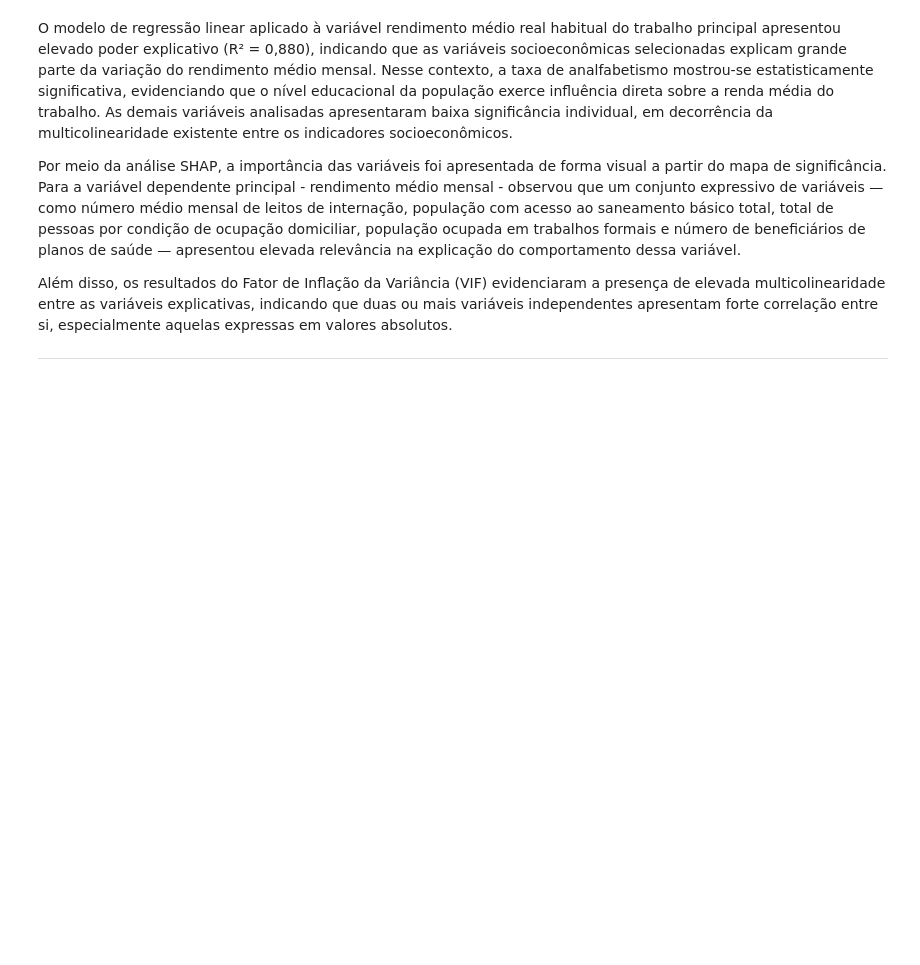
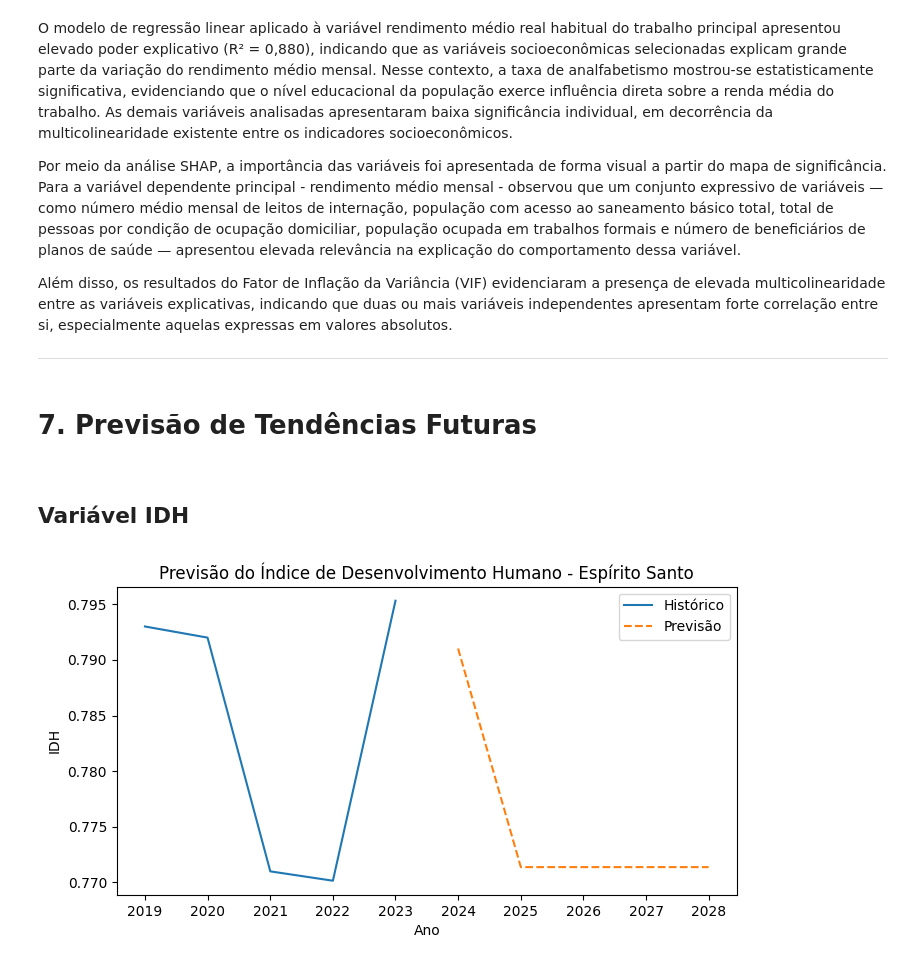
Before and after one commit to rafaella-moreira/DesafioII-ZettaLab, a Jupyter notebook: notebooks/analisedados.ipynb, the cells around one changed output. Saved outputs shown, nothing was run; the diff lists cells and outputs as text; code cells hidden in the pictures; blank space fills up the shorter version.

Commit message:
Adição do Índice 'Previsão de Tendências Futuras'

```diff
--- a/notebooks/analisedados.ipynb
+++ b/notebooks/analisedados.ipynb
@@ -2540,3 +2551,15 @@ Por meio da análise SHAP, a importância das variáveis foi apresentada de form
 Além disso, os resultados do Fator de Inflação da Variância (VIF) evidenciaram a presença de elevada multicolinearidade entre as variáveis explicativas, indicando que duas ou mais variáveis independentes apresentam forte correlação entre si, especialmente aquelas expressas em valores absolutos.
 
 ---
+# %% [markdown]
+# **7.** Previsão de Tendências Futuras
+<a id="previsao"></a>
+# %%
+def criar_lags(serie, n_lags=1):
+    df_lags = pd.DataFrame({'y': serie})
+
+    for lag in range(1, n_lags + 1):
+        df_lags[f'lag_{lag}'] = df_lags['y'].shift(lag)
+
+    df_lags = df_lags.dropna()
+    return df_lags
@@ -2542,0 +2632,21 @@ Além disso, os resultados do Fator de Inflação da Variância (VIF) evidenciar
+# %% [markdown]
+## Variável IDH
+# %%
+serie, previsao, modelo = prever_xgb_estado_variavel(
+    df=database,
+    estado='Espírito Santo',
+    variavel='idh - índice de desenvolvimento humano',
+    n_previsoes=5,
+    n_lags=1
+)
+# %%
+plt.figure(figsize=(8, 4))
+plt.plot(serie, label='Histórico')
+plt.plot(previsao, label='Previsão', linestyle='--')
+plt.title('Previsão do Índice de Desenvolvimento Humano - Espírito Santo')
+plt.xlabel('Ano')
+plt.ylabel('IDH')
+plt.legend()
+plt.show()
+# %% [output]
+[figure, added]
```
Also changed, not shown: parts of 33 cells of this notebook, 1 other file.
